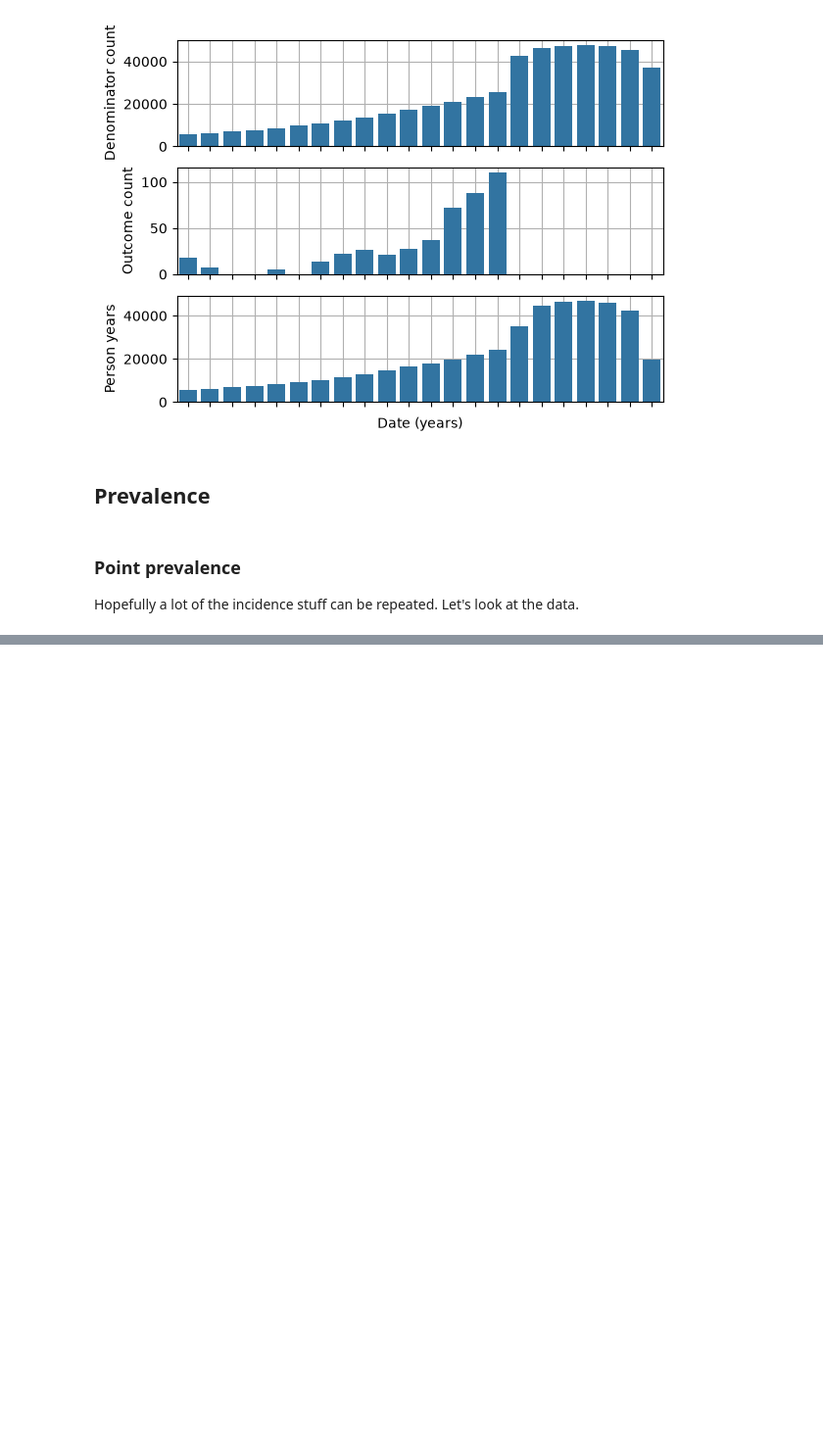
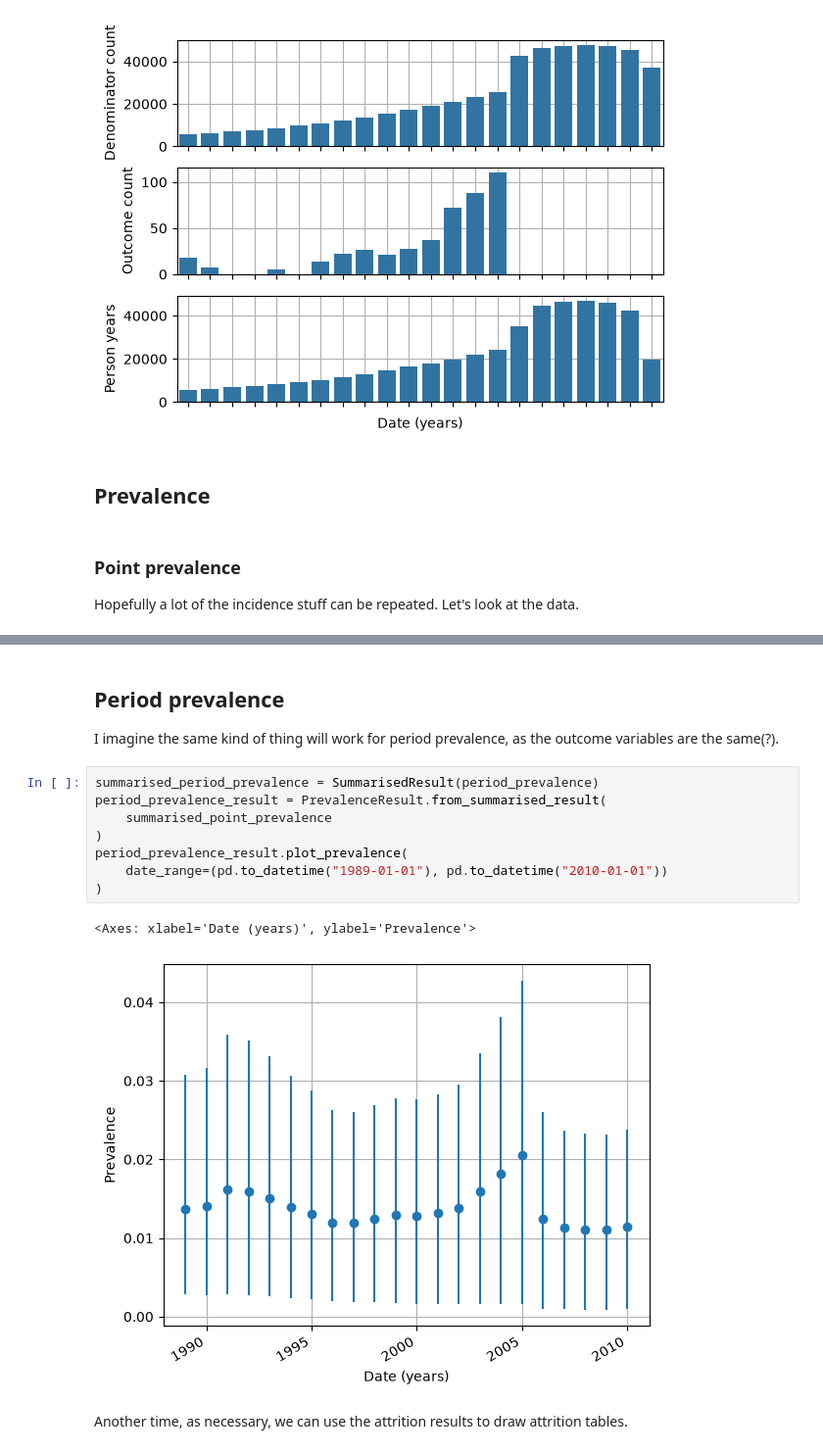
Before and after one commit to Health-Informatics-UoN/python-omop-vis, a Jupyter notebook: IncidencePrevalence plots.ipynb, the cells around one changed output, grey strips where cells are left out. Shown at 98% size. Saved outputs shown, nothing was run; the diff lists cells and outputs as text; blank space fills up the shorter version.

```diff
--- a/IncidencePrevalence plots.ipynb
+++ b/IncidencePrevalence plots.ipynb
@@ -597,0 +625,17 @@ Let's look at the data.
+# %% [markdown]
+## Period prevalence
+
+I imagine the same kind of thing will work for period prevalence, as the outcome variables are the same(?).
+# %%
+summarised_period_prevalence = SummarisedResult(period_prevalence)
+period_prevalence_result = PrevalenceResult.from_summarised_result(
+    summarised_point_prevalence
+)
+period_prevalence_result.plot_prevalence(
+    date_range=(pd.to_datetime("1989-01-01"), pd.to_datetime("2010-01-01"))
+)
+# %% [output]
+<Axes: xlabel='Date (years)', ylabel='Prevalence'>
+[figure, added]
+# %% [markdown]
+Another time, as necessary, we can use the attrition results to draw attrition tables.
```
Also changed, not shown: parts of 9 cells of this notebook, 5 other files.
